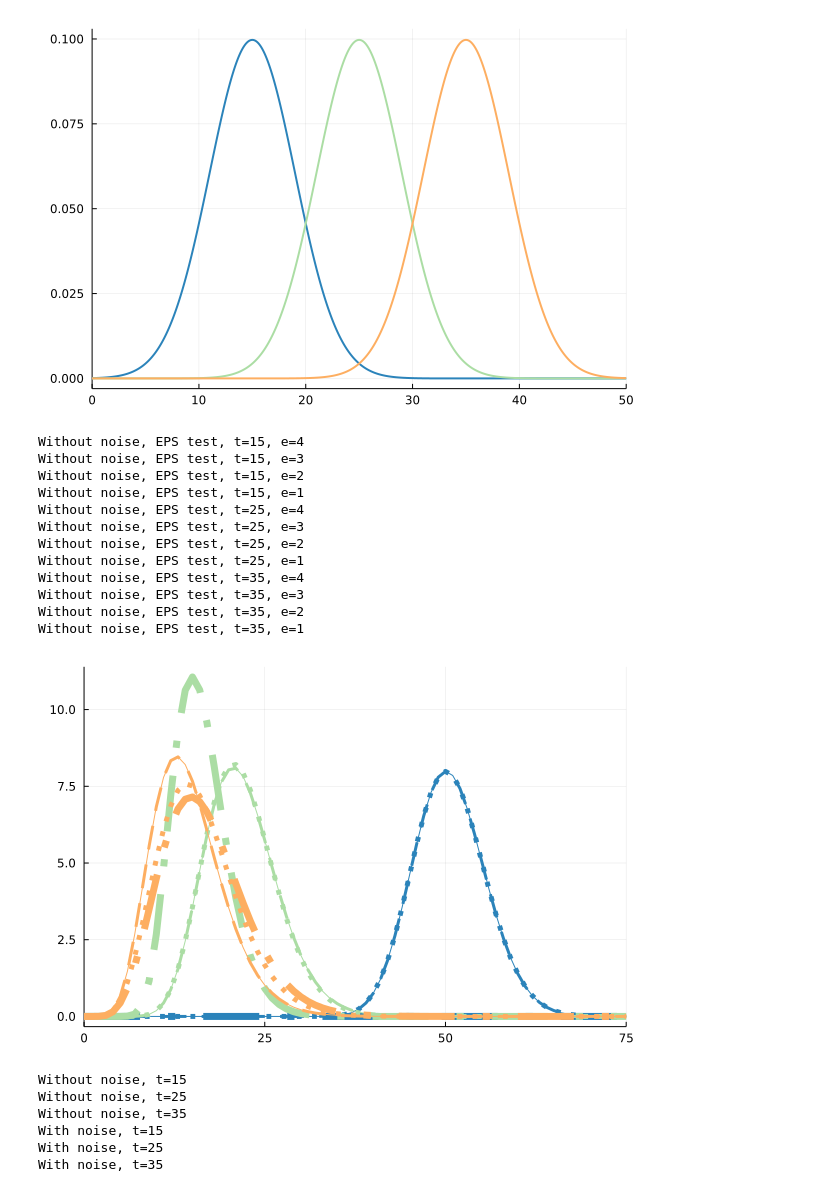
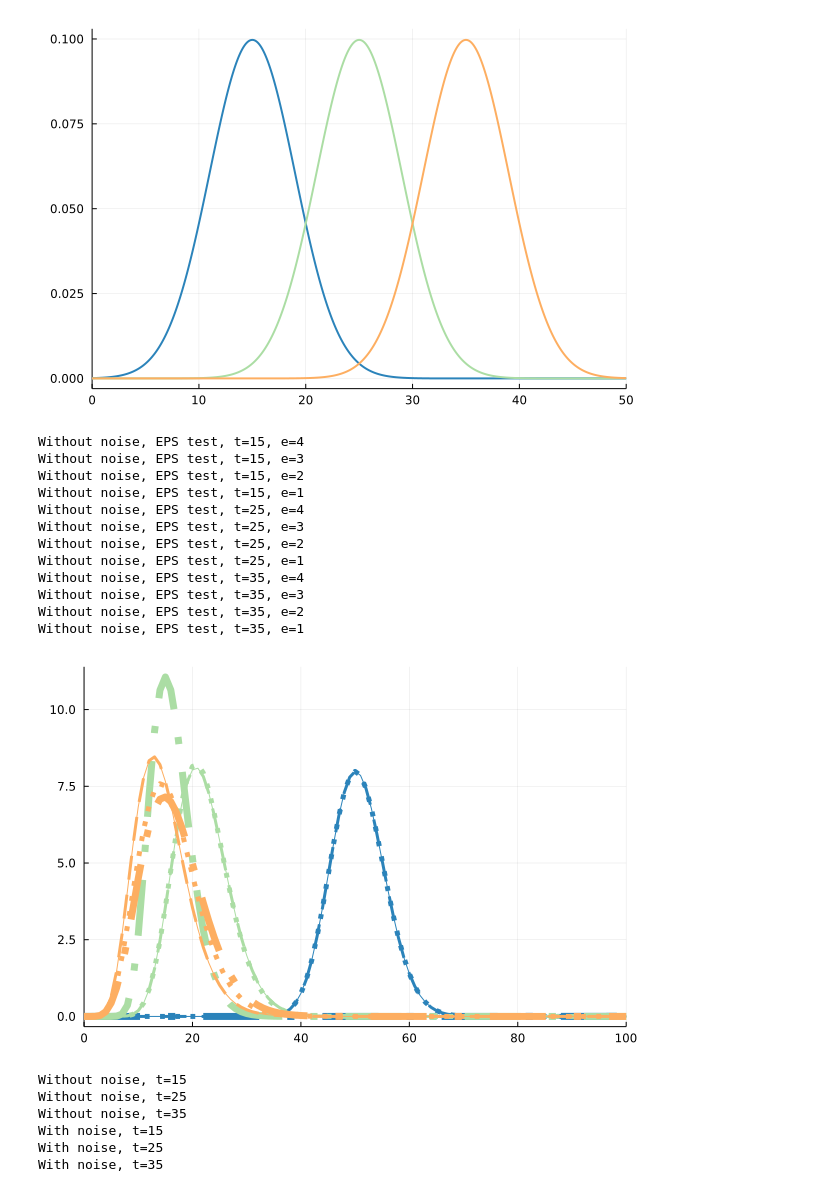
Before and after one commit to kerguler/Population.jl, a Jupyter notebook: docs/demo.ipynb, the cells around one changed output. Cells and saved outputs as stored; diff of their text form; code cells hidden in the pictures.

```diff
--- a/docs/demo.ipynb
+++ b/docs/demo.ipynb
@@ -253,35 +253,35 @@ function sim(mu, sd, rep=1, eps=4, verbose=0)
     set_acc_eps(0)
     tmp = [0.0; 0.0; 0.0; 0.0]
     for i in 1:size(rets)[1]
         tmp = hcat(tmp, vcat(rets[i,1,1],quantile(rets[i,4,:],[0.05,0.5,0.95])))
     end
     tmp = transpose(tmp[:,2:end])
     return tmp
 end
 
 plot([0 100], [0 10], label=:none)
 for t in temp
     for e in 4:-1:1
         println("Without noise, EPS test, t=",t,", e=",e); flush(stdout)
         s = sim(t, 0.0, 1, e, false)
         plot!(s[:,1],s[:,4], c=clscl[t], lw=2*(4-e)+1, ls=[:dashdot :dot :dash :solid][e], label=:none)
     end
 end
-display(xlims!(0,75))
+display(xlims!(0,100))
 # %% [output]
 Without noise, EPS test, t=15, e=4
 Without noise, EPS test, t=15, e=3
 Without noise, EPS test, t=15, e=2
 Without noise, EPS test, t=15, e=1
 Without noise, EPS test, t=25, e=4
 Without noise, EPS test, t=25, e=3
 Without noise, EPS test, t=25, e=2
 Without noise, EPS test, t=25, e=1
 Without noise, EPS test, t=35, e=4
 Without noise, EPS test, t=35, e=3
 Without noise, EPS test, t=35, e=2
 Without noise, EPS test, t=35, e=1
-[figure, old version]
+[figure, new version]
 # %%
 dets = Dict()
 for t in temp
```
Also changed, not shown: parts of 1 cell of this notebook.
